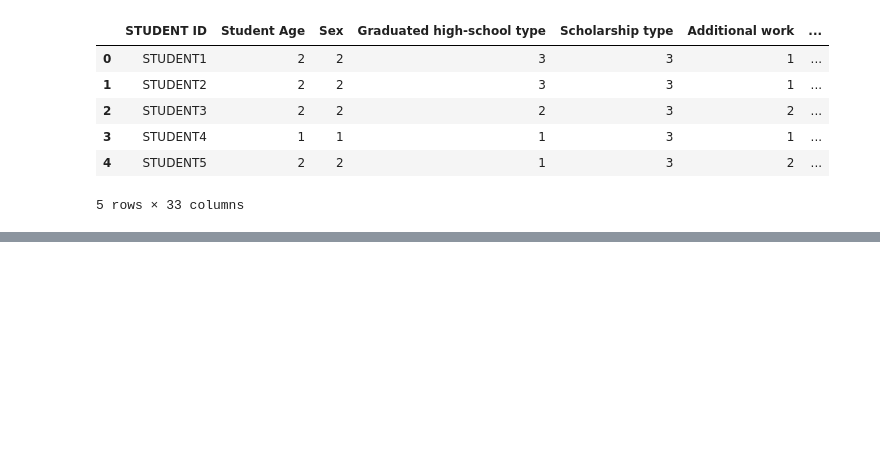
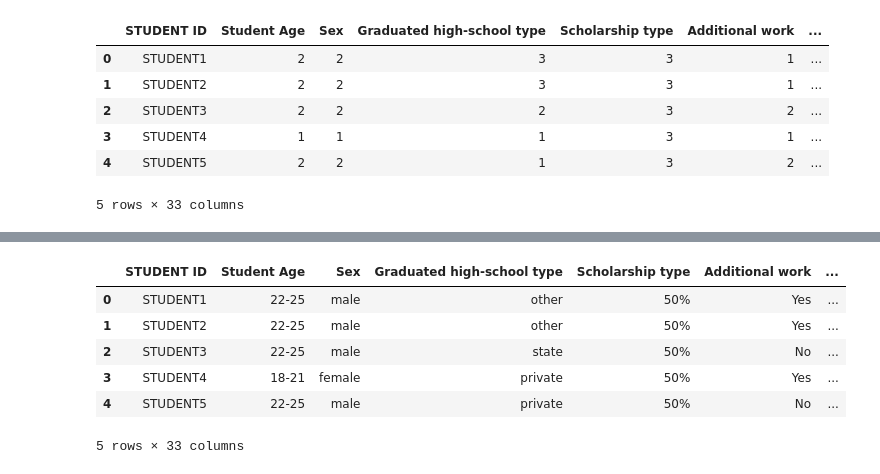
Before and after one commit to 1RyanK/DataAnalysis, a Jupyter notebook: Students.ipynb, the cells around one changed output, grey strips where cells are left out. Cells and saved outputs as stored; diff of their text form; code cells hidden in the pictures; blank space fills up the shorter version.

```diff
--- a/Students.ipynb
+++ b/Students.ipynb
@@ -94,0 +85,72 @@ df.head()
+# %%
+# Define mapping dictionaries for each column
+age_mapping = {1: '18-21', 2: '22-25', 3: 'above 26'}
+sex_mapping = {1: 'female', 2: 'male'}
+hs_type_mapping = {1: 'private', 2: 'state', 3: 'other'}
+scholarship_mapping = {1: 'None', 2: '25%', 3: '50%', 4: '75%', 5: 'Full'}
+work_mapping = {1: 'Yes', 2: 'No'}
+activity_mapping = {1: 'Yes', 2: 'No'}
+partner_mapping = {1: 'Yes', 2: 'No'}
+salary_mapping = {1: 'USD 135-200', 2: 'USD 201-270', 3: 'USD 271-340', 4: 'USD 341-410', 5: 'above 410'}
+transport_mapping = {1: 'Bus', 2: 'Private car/taxi', 3: 'bicycle', 4: 'Other'}
+accommodation_mapping = {1: 'rental', 2: 'dormitory', 3: 'with family', 4: 'Other'}
+education_mapping = {1: 'primary school', 2: 'secondary school', 3: 'high school', 4: 'university', 5: 'MSc.', 6: 'Ph.D.'}
+siblings_mapping = {1: '1', 2: '2', 3: '3', 4: '4', 5: '5 or above'}
+parental_status_mapping = {1: 'married', 2: 'divorced', 3: 'died - one of them or both'}
+occupation_mapping = {1: 'retired', 2: 'government officer', 3: 'private sector employee', 4: 'self-employment', 5: 'other'}
+study_hours_mapping = {1: 'None', 2: '<5 hours', 3: '6-10 hours', 4: '11-20 hours', 5: 'more than 20 hours'}
+reading_non_sci_mapping = {1: 'None', 2: 'Sometimes', 3: 'Often'}
+reading_sci_mapping = {1: 'None', 2: 'Sometimes', 3: 'Often'}
+seminars_mapping = {1: 'Yes', 2: 'No'}
+impact_mapping = {1: 'positive', 2: 'negative', 3: 'neutral'}
+attendance_mapping = {1: 'always', 2: 'sometimes', 3: 'never'}
+prep_midterm1_mapping = {1: 'alone', 2: 'with friends', 3: 'not applicable'}
+prep_midterm2_mapping = {1: 'closest date to the exam', 2: 'regularly during the semester', 3: 'never'}
+taking_notes_mapping = {1: 'never', 2: 'sometimes', 3: 'always'}
+listening_mapping = {1: 'never', 2: 'sometimes', 3: 'always'}
+discussion_mapping = {1: 'never', 2: 'sometimes', 3: 'always'}
+flip_classroom_mapping = {1: 'not useful', 2: 'useful', 3: 'not applicable'}
+gpa_last_sem_mapping = {1: '<2.00', 2: '2.00-2.49', 3: '2.50-2.99', 4: '3.00-3.49', 5: 'above 3.49'}
+expected_gpa_grad_mapping = {1: '<2.00', 2: '2.00-2.49', 3: '2.50-2.99', 4: '3.00-3.49', 5: 'above 3.49'}
+
+# Replace values in the specified columns using the mapping dictionaries
+df['Student Age'] = df['Student Age'].replace(age_mapping)
+df['Sex'] = df['Sex'].replace(sex_mapping)
+df['Graduated high-school type'] = df['Graduated high-school type'].replace(hs_type_mapping)
+df['Scholarship type'] = df['Scholarship type'].replace(scholarship_mapping)
+df['Additional work'] = df['Additional work'].replace(work_mapping)
+df['Regular artistic or sports activity'] = df['Regular artistic or sports activity'].replace(activity_mapping)
+df['Do you have a partner'] = df['Do you have a partner'].replace(partner_mapping)
+df['Total salary if available'] = df['Total salary if available'].replace(salary_mapping)
+df['Transportation to the university'] = df['Transportation to the university'].replace(transport_mapping)
+df['Accommodation type in Cyprus'] = df['Accommodation type in Cyprus'].replace(accommodation_mapping)
+df['Mothers’ education'] = df['Mothers’ education'].replace(education_mapping)
+df['Fathers’ education'] = df['Fathers’ education'].replace(education_mapping)
+df['Number of sisters/brothers (if available)'] = df['Number of sisters/brothers (if available)'].replace(siblings_mapping)
+df['Parental status'] = df['Parental status'].replace(parental_status_mapping)
+df['Mothers’ occupation'] = df['Mothers’ occupation'].replace(occupation_mapping)
+df['Fathers’ occupation'] = df['Fathers’ occupation'].replace(occupation_mapping)
+df['Weekly study hours'] = df['Weekly study hours'].replace(study_hours_mapping)
+df['Reading frequency (non-scientific books/journals)'] = df['Reading frequency (non-scientific books/journals)'].replace(reading_non_sci_mapping)
+df['Reading frequency (scientific books/journals)'] = df['Reading frequency (scientific books/journals)'].replace(reading_sci_mapping)
+df['Attendance to the seminars/conferences related to the department'] = df['Attendance to the seminars/conferences related to the department'].replace(seminars_mapping)
+df['Impact of your projects/activities on your success'] = df['Impact of your projects/activities on your success'].replace(impact_mapping)
+df['Attendance to classes'] = df['Attendance to classes'].replace(attendance_mapping)
+df['Preparation to midterm exams 1'] = df['Preparation to midterm exams 1'].replace(prep_midterm1_mapping)
+df['Preparation to midterm exams 2'] = df['Preparation to midterm exams 2'].replace(prep_midterm2_mapping)
+df['Taking notes in classes'] = df['Taking notes in classes'].replace(taking_notes_mapping)
+df['Listening in classes'] = df['Listening in classes'].replace(listening_mapping)
+df['Discussion improves my interest and success in the course'] = df['Discussion improves my interest and success in the course'].replace(discussion_mapping)
+df['Flip-classroom'] = df['Flip-classroom'].replace(flip_classroom_mapping)
+df['Cumulative grade point average in the last semester (/4.00)'] = df['Cumulative grade point average in the last semester (/4.00)'].replace(gpa_last_sem_mapping)
+df['Expected Cumulative grade point average in the graduation (/4.00)'] = df['Expected Cumulative grade point average in the graduation (/4.00)'].replace(expected_gpa_grad_mapping)
+
+df.head()
+# %% [output]
+|  | STUDENT ID | Student Age | Sex | Graduated high-school type | Scholarship type | Additional work | ... |
+| 0 | STUDENT1 | 22-25 | male | other | 50% | Yes | ... |
+| 1 | STUDENT2 | 22-25 | male | other | 50% | Yes | ... |
+| 2 | STUDENT3 | 22-25 | male | state | 50% | No | ... |
+| 3 | STUDENT4 | 18-21 | female | private | 50% | Yes | ... |
+| 4 | STUDENT5 | 22-25 | male | private | 50% | No | ... |
+5 rows × 33 columns
```
Also changed, not shown: parts of 1 cell of this notebook.
